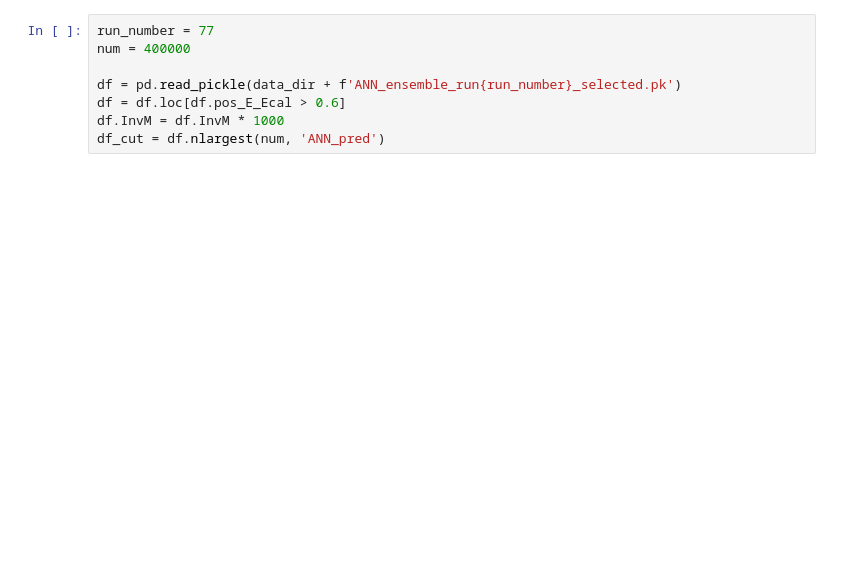
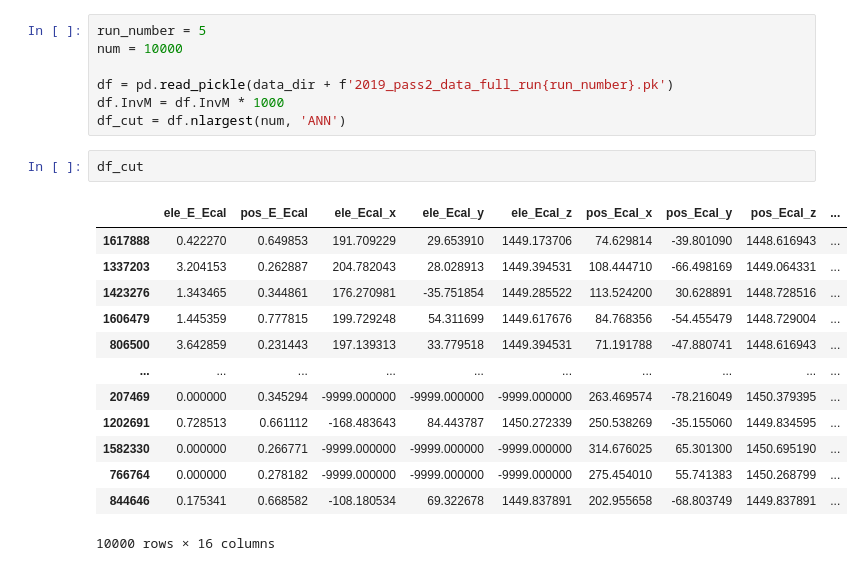
Before and after one commit to mghrear/pivoting-ANN, a Jupyter notebook: ensemble/Gaus_fitter.ipynb, the cells around one changed output. Drawn from its saved outputs; the diff is of its cells as text; blank space fills up the shorter version.

```diff
--- a/ensemble/Gaus_fitter.ipynb
+++ b/ensemble/Gaus_fitter.ipynb
@@ -39,12 +113,27 @@ fit_ranges = {
     }
 # %%
-run_number = 77
-num = 400000
+run_number = 5
+num = 10000
 
-df = pd.read_pickle(data_dir + f'ANN_ensemble_run{run_number}_selected.pk')
-df = df.loc[df.pos_E_Ecal > 0.6]
+df = pd.read_pickle(data_dir + f'2019_pass2_data_full_run{run_number}.pk')
 df.InvM = df.InvM * 1000
-df_cut = df.nlargest(num, 'ANN_pred')
+df_cut = df.nlargest(num, 'ANN')
+# %%
+df_cut
+# %% [output]
+|  | ele_E_Ecal | pos_E_Ecal | ele_Ecal_x | ele_Ecal_y | ele_Ecal_z | pos_Ecal_x | pos_Ecal_y | pos_Ecal_z | ... |
+| 1617888 | 0.422270 | 0.649853 | 191.709229 | 29.653910 | 1449.173706 | 74.629814 | -39.801090 | 1448.616943 | ... |
+| 1337203 | 3.204153 | 0.262887 | 204.782043 | 28.028913 | 1449.394531 | 108.444710 | -66.498169 | 1449.064331 | ... |
+| 1423276 | 1.343465 | 0.344861 | 176.270981 | -35.751854 | 1449.285522 | 113.524200 | 30.628891 | 1448.728516 | ... |
+| 1606479 | 1.445359 | 0.777815 | 199.729248 | 54.311699 | 1449.617676 | 84.768356 | -54.455479 | 1448.729004 | ... |
+| 806500 | 3.642859 | 0.231443 | 197.139313 | 33.779518 | 1449.394531 | 71.191788 | -47.880741 | 1448.616943 | ... |
+| ... | ... | ... | ... | ... | ... | ... | ... | ... | ... |
+| 207469 | 0.000000 | 0.345294 | -9999.000000 | -9999.000000 | -9999.000000 | 263.469574 | -78.216049 | 1450.379395 | ... |
+| 1202691 | 0.728513 | 0.661112 | -168.483643 | 84.443787 | 1450.272339 | 250.538269 | -35.155060 | 1449.834595 | ... |
+| 1582330 | 0.000000 | 0.266771 | -9999.000000 | -9999.000000 | -9999.000000 | 314.676025 | 65.301300 | 1450.695190 | ... |
+| 766764 | 0.000000 | 0.278182 | -9999.000000 | -9999.000000 | -9999.000000 | 275.454010 | 55.741383 | 1450.268799 | ... |
+| 844646 | 0.175341 | 0.668582 | -108.180534 | 69.322678 | 1449.837891 | 202.955658 | -68.803749 | 1449.837891 | ... |
+10000 rows × 16 columns
 # %%
 
 m_phi = 1019.461
```
Also changed, not shown: parts of 9 cells of this notebook, 33 other files.
